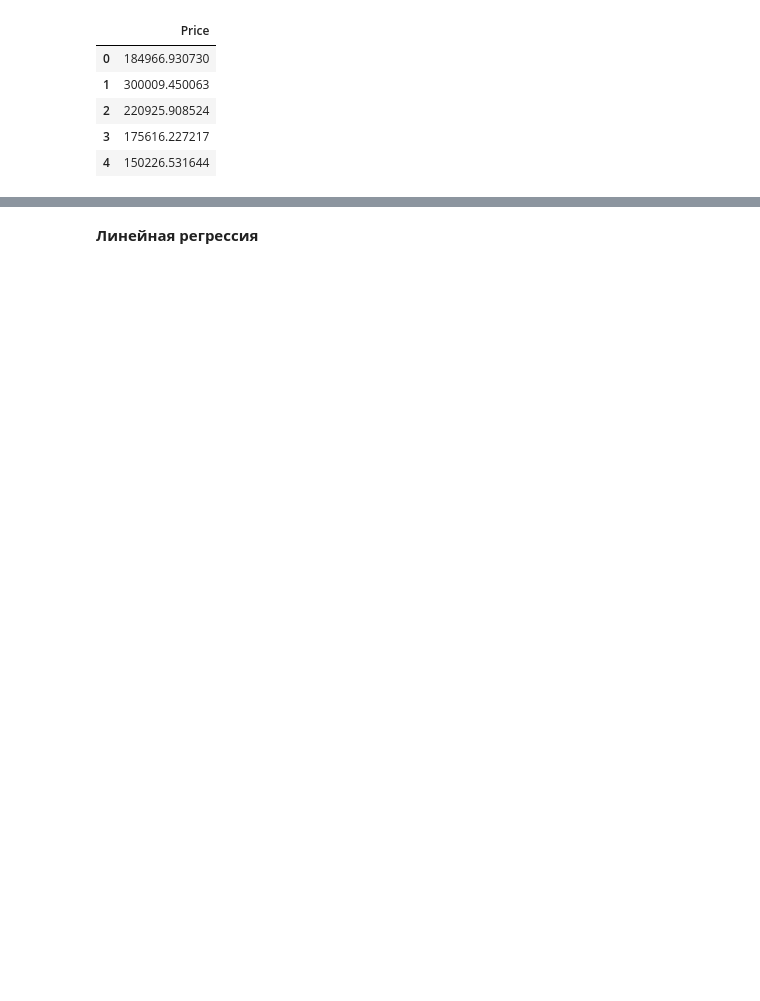
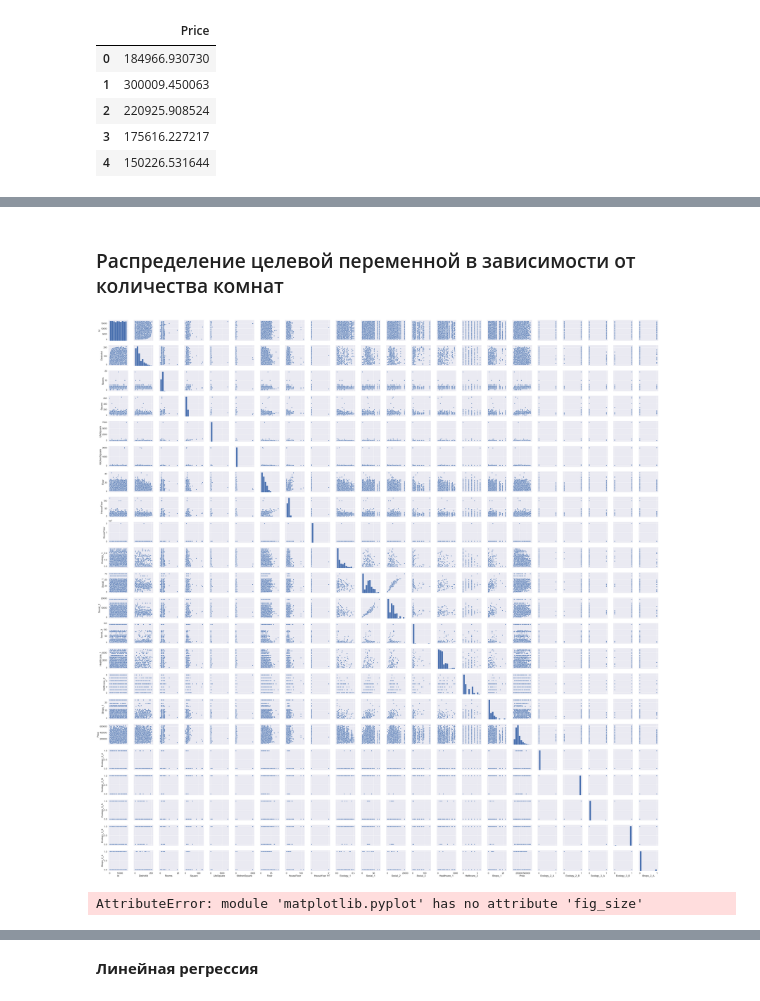
Before and after one commit to Haikson/PythonDS, a Jupyter notebook: unit1/project_task/kamo_petrossyan_solution.ipynb, the cells around one changed output, grey strips where cells are left out. Cells and saved outputs as stored; diff of their text form; code cells hidden in the pictures; blank space fills up the shorter version.

```diff
--- a/unit1/project_task/kamo_petrossyan_solution.ipynb
+++ b/unit1/project_task/kamo_petrossyan_solution.ipynb
@@ -125,0 +109,15 @@ X_train.head()
+# %% [markdown]
+### Распределение целевой переменной в зависимости от количества комнат
+# %%
+sns.set(font_scale=1.4)
+sns.pairplot(X)
+plt.show()
+# %% [output]
+[figure, added]
+# %%
+plt.fig_size(1,1)
+sns.set(font_scale=1.4)
+sns.heatmap(X.corr(), annot=True, linewidth=.5, cmap="GnBu")
+plt.show()
+# %% [output]
+AttributeError: module 'matplotlib.pyplot' has no attribute 'fig_size'
```
Also changed, not shown: parts of 16 cells of this notebook, 3 other files.
